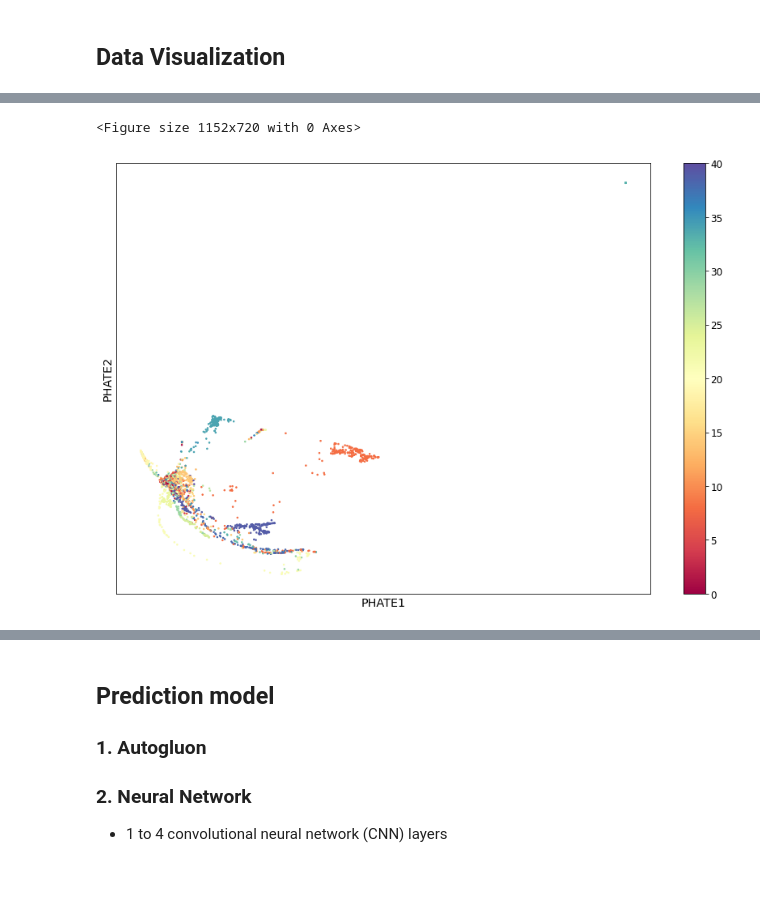
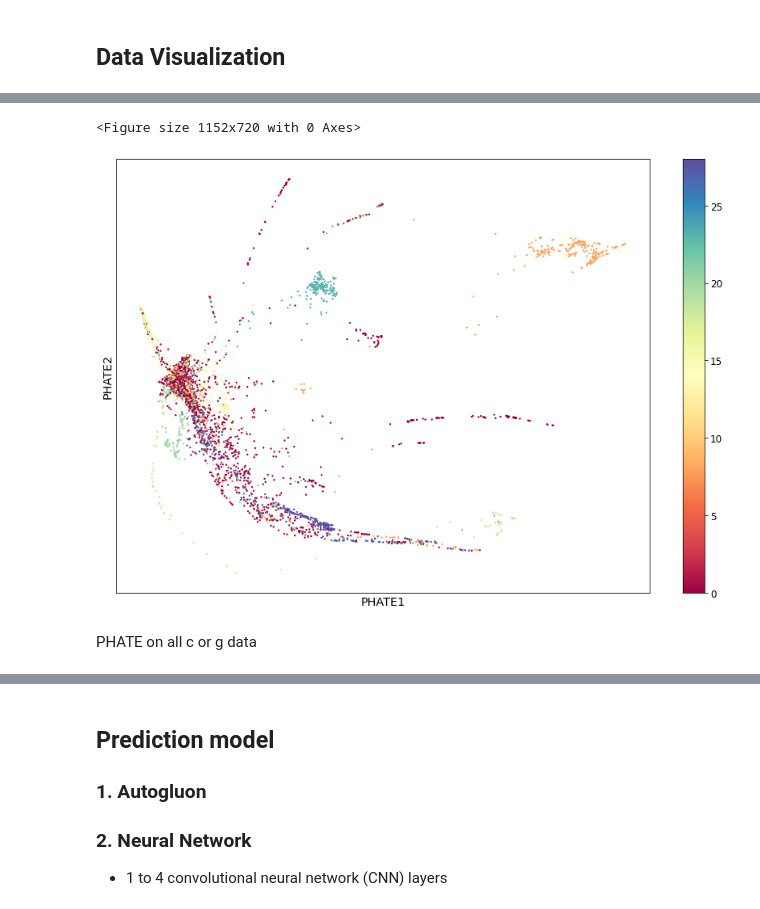
Before and after one commit to maestapereira/2021f_genomics_project, a Jupyter notebook: SandraWorkNotebook.ipynb, the cells around one changed output, grey strips where cells are left out. Cells and saved outputs as stored; diff of their text form; code cells hidden in the pictures; blank space fills up the shorter version.

```diff
--- a/SandraWorkNotebook.ipynb
+++ b/SandraWorkNotebook.ipynb
@@ -106,18 +106,18 @@ from utils import *
 ## Load Data and Clean it
 # %%
 # load data
-df_feature, df_labels, df_raw = read_data(path)
+df_feature, df_labels, df_raw = read_data(DATA)
 
 # get number of moa per row, and plot histogram
 n_moa = get_n_moa(df_labels)
 get_plot_n_moa(df_labels)
 
+# remove ids that have more than 1 moa or less than 1 moa
+n_moa_feature, n_moa_labels = get_n_moa_per_row(df_feature, df_labels, n_moa_per_row=1)
 # remove labels that occur less than min_label_occur param
-sel_labels, sel_raw = sel_labels_by_occur(df_labels, df_raw, min_label_occur=100)
-# remove ids that have more than 1 moa or less than 1 moa
-n_moa_feature, n_moa_labels = get_n_moa_per_row(df_feature, sel_labels, n_moa_per_row=1)
+sel_labels, sel_raw = sel_labels_by_occur(n_moa_labels, df_raw, min_label_occur=100)
 # split data into test train and val
-df_feat, df_lab = get_test_train_val(n_moa_feature, n_moa_labels)
+df_feat, df_lab = get_test_train_val(n_moa_feature, sel_labels)
 # get split labels, make them categories (int) instead of hot encoded
 train_labels, test_labels, val_labels = split_labels_train_test_val(df_lab)
 # get split features in pandas DataFrame
@@ -255,0 +230,4 @@ Train, test, val features ((3758, 876), (3244, 876), (692, 876))
+# %%
+# get ordinal labels
+ordinal_labels = get_labels_ordinal(df_lab)
+ordinal_labels_full = get_labels_ordinal(df_labels)
@@ -258,7 +257,5 @@ Train, test, val features ((3758, 876), (3244, 876), (692, 876))
 # %%
-# nnptrain_features, nnptest_features, nnpval_features = split_features_train_test_val(df_feat.dropna(), in_numpy=True)
-npgene_exp_feat = get_gene_exp_features(n_moa_feature, in_numpy=True)
-# get ordinal labels
-ordinal_labels = get_labels_ordinal(n_moa_labels)
+# remove all columns except those starting with a g
+npgene_exp_feat = get_gene_exp_features(df_feat, in_numpy=True)
 # get moas of ordinal labels
 name_labels = list(moa_label_names[ordinal_labels.astype(int)].values)
@@ -265,6 +268,6 @@ name_labels = list(moa_label_names[ordinal_labels.astype(int)].values)
 # %%
 # https://www.nature.com/articles/s41587-019-0336-3
 phate_op = phate.PHATE()
-data_phate = phate_op.fit_transform(npgene_exp_feat)
+genex_phate = phate_op.fit_transform(npgene_exp_feat)
 # %% [output]
 Calculating PHATE...
@@ -306,7 +309,9 @@ plot_tsne.legend(loc='center left', bbox_to_anchor=(1.6, 0.5), ncol=1)
 # %%
 plt.figure(figsize=(16,10))
-plot_phate2 = scprep.plot.scatter2d(data_phate, c=ordinal_labels, figsize=(12,8), cmap="Spectral",
+plot_phate2 = scprep.plot.scatter2d(genex_phate, c=ordinal_labels, figsize=(12,8), cmap="Spectral",
                       ticks=False, label_prefix="PHATE")
 # %% [output]
 <Figure size 1152x720 with 0 Axes>
-[figure, old version]
+[figure, new version]
+# %% [markdown]
+PHATE on all c or g data
```
Also changed, not shown: parts of 70 cells of this notebook.
